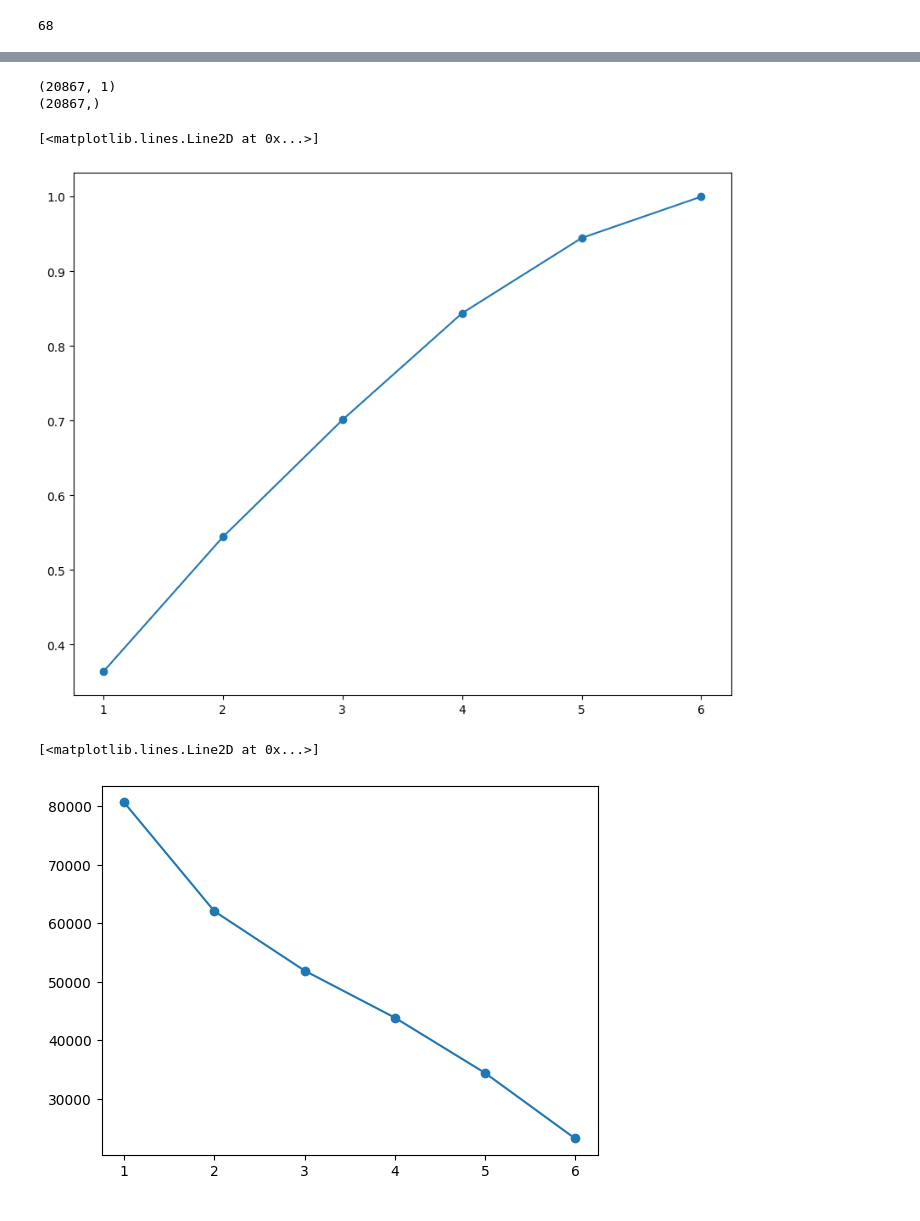
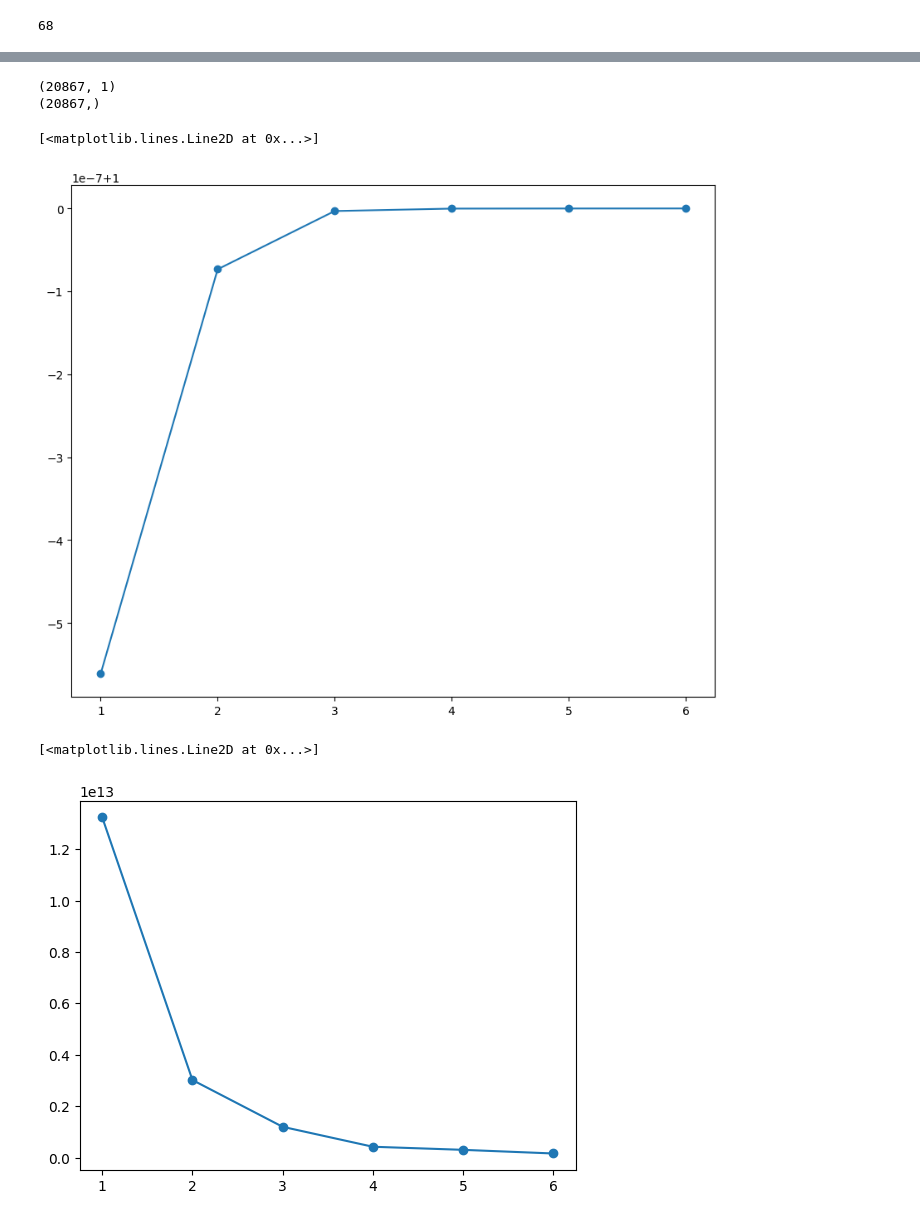
Before and after one commit to lwilsen/HealthCareAnalysis, a Jupyter notebook: luke_code/modelling/two_stage_v1.ipynb, the cells around one changed output, grey strips where cells are left out. Saved outputs shown, nothing was run; the diff lists cells and outputs as text; code cells hidden in the pictures.

```diff
--- a/luke_code/modelling/two_stage_v1.ipynb
+++ b/luke_code/modelling/two_stage_v1.ipynb
@@ -114,11 +113,11 @@ X_train_2022_te, X_test_2022_te, y_train_2022_te, y_test_2022_te = df_train_test
 (20867,)
 # %%
 #Scaling
-scaler = StandardScaler()
-X_train_rest_te = scaler.fit_transform(X_train_rest_te)
-X_test_rest_te = scaler.transform(X_test_rest_te)
-X_train_2022_te = scaler.fit_transform(X_train_2022_te)
-X_test_2022_te = scaler.transform(X_test_2022_te)
+#scaler = StandardScaler()
+#X_train_rest_te = scaler.fit_transform(X_train_rest_te)
+#X_test_rest_te = scaler.transform(X_test_rest_te)
+#X_train_2022_te = scaler.fit_transform(X_train_2022_te)
+#X_test_2022_te = scaler.transform(X_test_2022_te)
 # %%
 X_train_2022_te.shape[1]
 # %% [output]
@@ -226,11 +225,12 @@ no_state_wdf_2022_te = wdf_2022_te.drop(columns=["YR",
 X_train_rest_te, X_test_rest_te, y_train_rest_te, y_test_rest_te = df_train_test(no_state_wdf_rest_te, "LOS", 0.2)
 X_train_2022_te, X_test_2022_te, y_train_2022_te, y_test_2022_te = df_train_test(no_state_wdf_2022_te, "LOS", 0.2)
 
-scaler = StandardScaler()
-X_train_rest_te = scaler.fit_transform(X_train_rest_te)
-X_test_rest_te = scaler.transform(X_test_rest_te)
-X_train_2022_te = scaler.fit_transform(X_train_2022_te)
-X_test_2022_te = scaler.transform(X_test_2022_te)
+
+#scaler = StandardScaler()
+#X_train_rest_te = scaler.fit_transform(X_train_rest_te)
+#X_test_rest_te = scaler.transform(X_test_rest_te)
+#X_train_2022_te = scaler.fit_transform(X_train_2022_te)
+#X_test_2022_te = scaler.transform(X_test_2022_te)
 
 pca = PCA()
 pca.fit(X_train_rest_te)
@@ -241,19 +241,20 @@ plt.plot(range(1,X_train_rest_te.shape[1]+1), pca.explained_variance_ratio_.cums
 (20867, 1)
 (20867,)
 [<matplotlib.lines.Line2D at 0x...>]
-[figure, old version]
+[figure, new version]
 # %%
-pca = PCA(n_components=6) #information gain after n_components>63 is negligible
+pca = PCA(n_components=3)
 pca.fit(X_train_rest_te)
 scores_pca = pca.transform(X_train_rest_te)
+scores_pca_2022 = pca.transform(X_train_2022_te)
 wcss = []
 for i in range(1,7):
     kmeans_pca = KMeans(n_clusters=i, init='k-means++', random_state=42)
     kmeans_pca.fit(scores_pca)
     wcss.append(kmeans_pca.inertia_)
 
 plt.plot(range(1,7), wcss, marker = 'o')
 # Looks like 50 something clusters is the best choice, but that is clinically unreasonable (maybe?)
 # %% [output]
 [<matplotlib.lines.Line2D at 0x...>]
-[figure, old version]
+[figure, new version]
```
Also changed, not shown: parts of 8 cells of this notebook.
